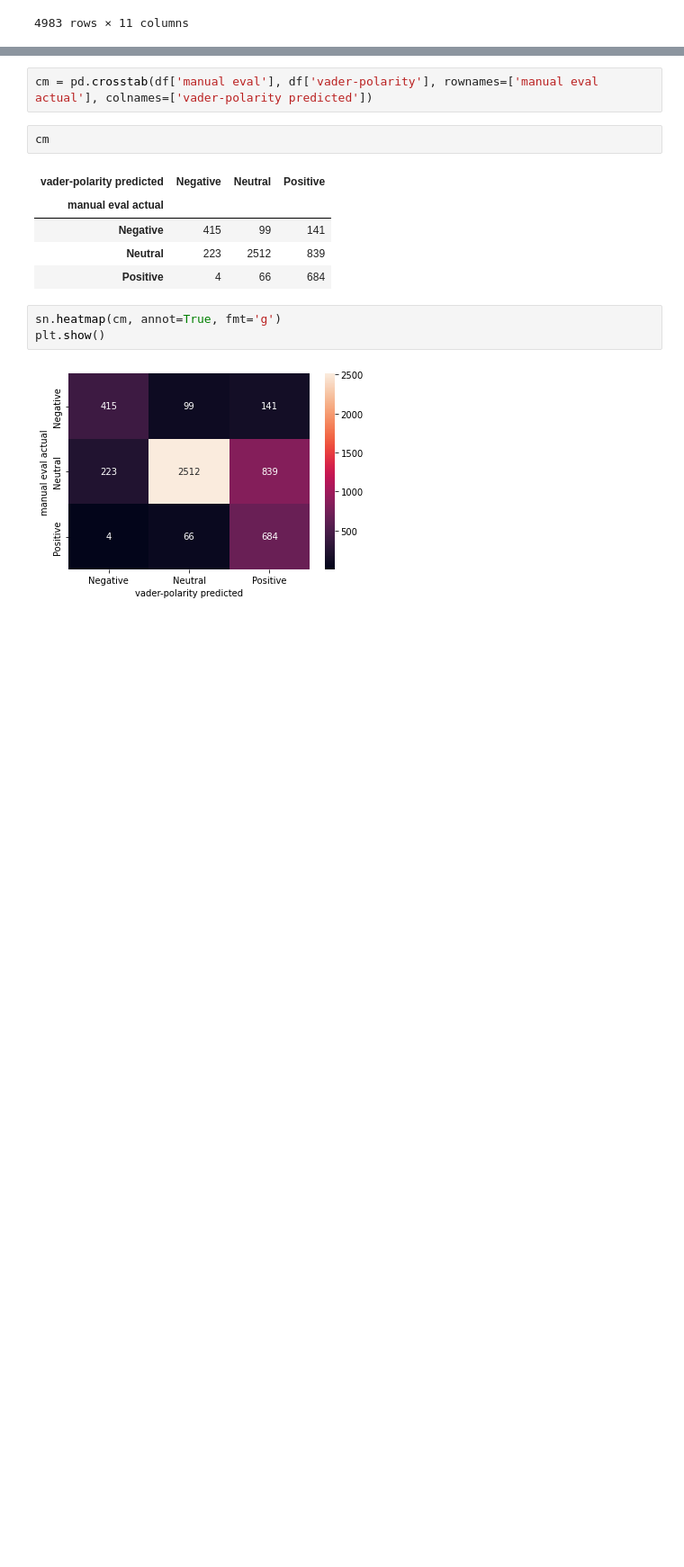
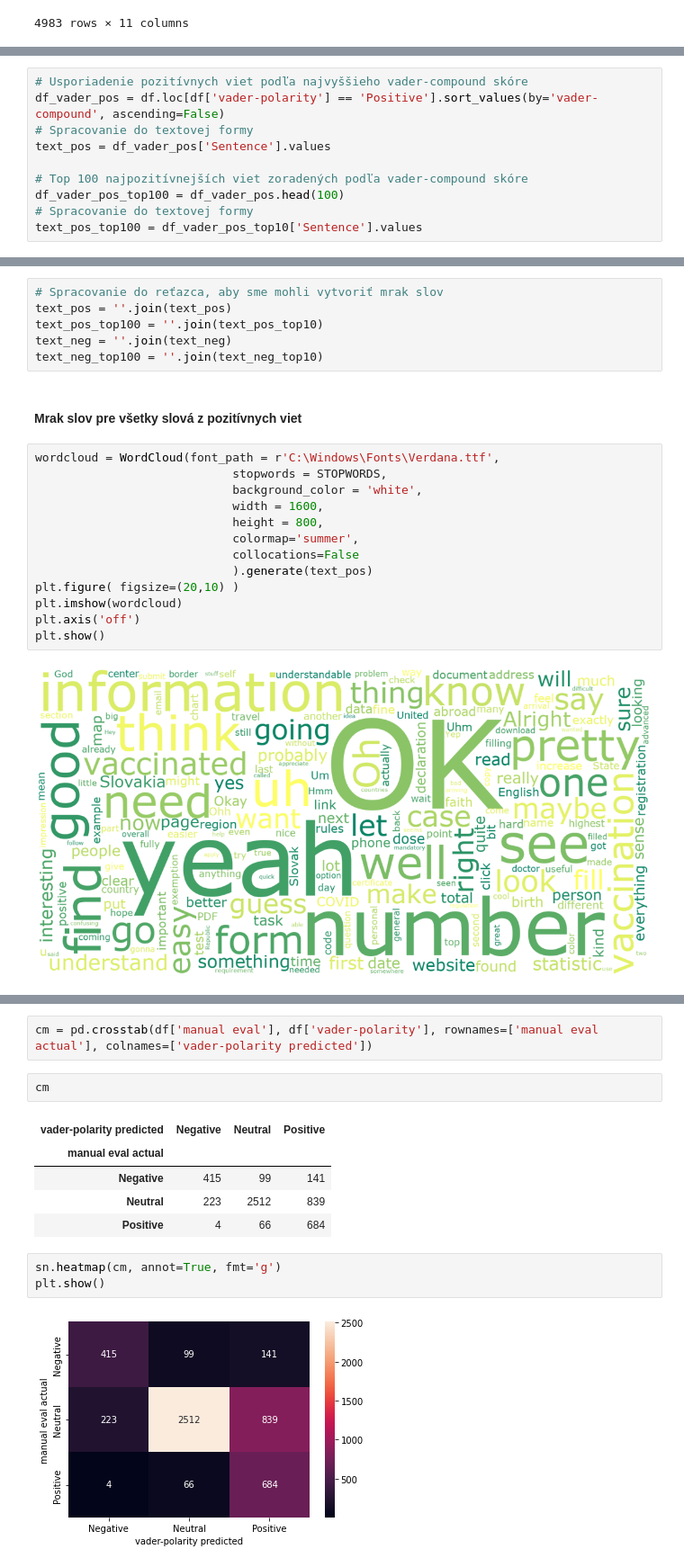
Before and after one commit to luc-rap/Analyza-sentimentu-VADER, a Jupyter notebook: evaluation.ipynb, the cells around one changed output, grey strips where cells are left out. Shown at 90% size. Saved outputs shown, nothing was run; the diff lists cells and outputs as text; blank space fills up the shorter version.

```diff
--- a/evaluation.ipynb
+++ b/evaluation.ipynb
@@ -54,0 +42,10 @@ results_df
+# %%
+# Usporiadenie pozitívnych viet podľa najvyššieho vader-compound skóre
+df_vader_pos = df.loc[df['vader-polarity'] == 'Positive'].sort_values(by='vader-compound', ascending=False)
+# Spracovanie do textovej formy
+text_pos = df_vader_pos['Sentence'].values
+
+# Top 100 najpozitívnejších viet zoradených podľa vader-compound skóre
+df_vader_pos_top100 = df_vader_pos.head(100)
+# Spracovanie do textovej formy
+text_pos_top100 = df_vader_pos_top10['Sentence'].values
@@ -54,0 +62,23 @@ results_df
+# %%
+# Spracovanie do reťazca, aby sme mohli vytvoriť mrak slov
+text_pos = ''.join(text_pos)
+text_pos_top100 = ''.join(text_pos_top10)
+text_neg = ''.join(text_neg)
+text_neg_top100 = ''.join(text_neg_top10)
+# %% [markdown]
+#### Mrak slov pre všetky slová z pozitívnych viet
+# %%
+wordcloud = WordCloud(font_path = r'C:\Windows\Fonts\Verdana.ttf',
+                            stopwords = STOPWORDS,
+                            background_color = 'white',
+                            width = 1600,
+                            height = 800,
+                            colormap='summer',
+                            collocations=False
+                            ).generate(text_pos)
+plt.figure( figsize=(20,10) )
+plt.imshow(wordcloud)
+plt.axis('off')
+plt.show()
+# %% [output]
+[figure, added]
```
Also changed, not shown: parts of 20 cells of this notebook, 5 other files.
